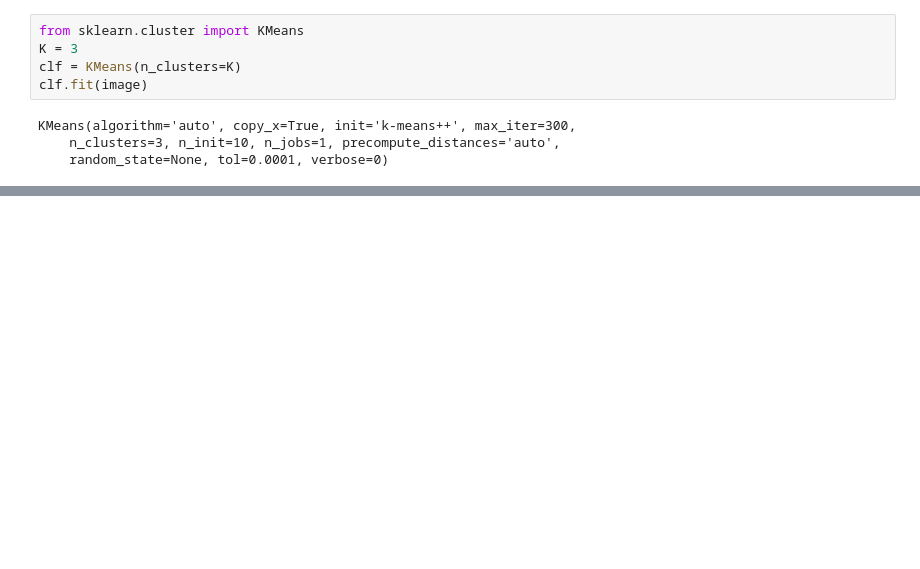
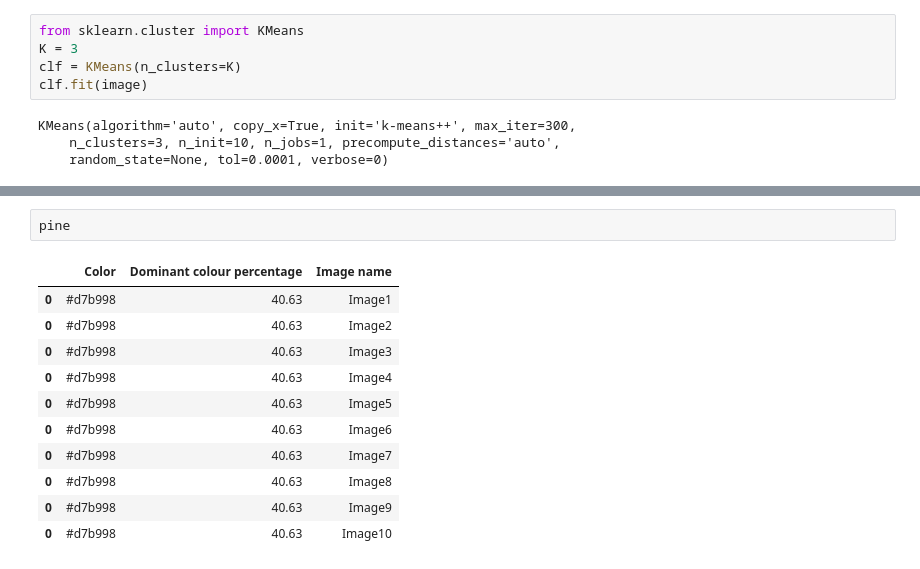
Before and after one commit to Gurjeetkaur31/Dominant_Color, a Jupyter notebook: dominant_color_case_study.ipynb, the cells around one changed output, grey strips where cells are left out. Saved outputs shown, nothing was run; the diff lists cells and outputs as text; blank space fills up the shorter version.

```diff
--- a/dominant_color_case_study.ipynb
+++ b/dominant_color_case_study.ipynb
@@ -79,0 +224,14 @@ plt.show()
+# %%
+pine
+# %% [output]
+|  | Color | Dominant colour percentage | Image name |
+| 0 | #d7b998 | 40.63 | Image1 |
+| 0 | #d7b998 | 40.63 | Image2 |
+| 0 | #d7b998 | 40.63 | Image3 |
+| 0 | #d7b998 | 40.63 | Image4 |
+| 0 | #d7b998 | 40.63 | Image5 |
+| 0 | #d7b998 | 40.63 | Image6 |
+| 0 | #d7b998 | 40.63 | Image7 |
+| 0 | #d7b998 | 40.63 | Image8 |
+| 0 | #d7b998 | 40.63 | Image9 |
+| 0 | #d7b998 | 40.63 | Image10 |
```
Also changed, not shown: parts of 15 cells of this notebook, 3 other files.
